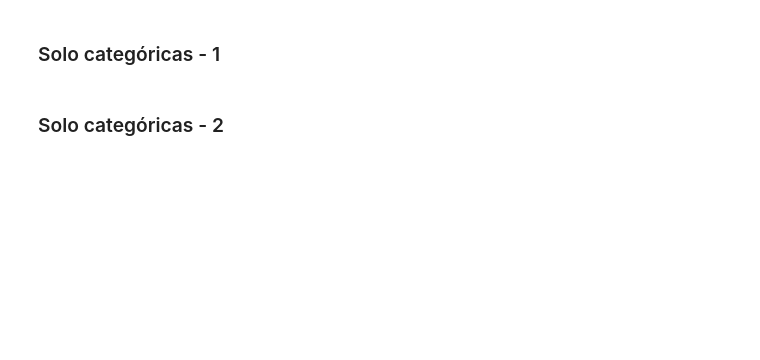
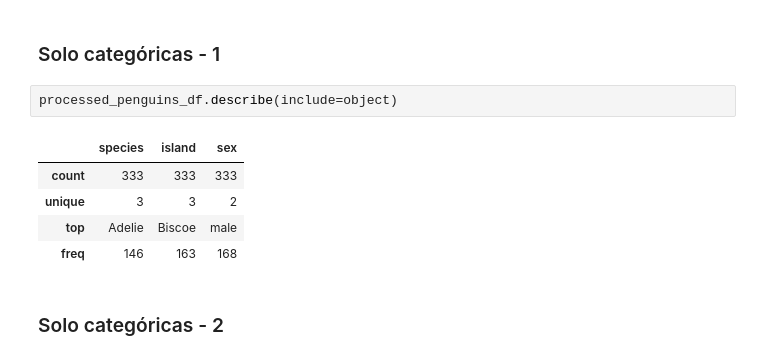
Before and after one commit to jariel17/curso-analisis-exploratorio-de-datos, a Jupyter notebook: 01-conociendo-nuestros-datos.ipynb, the cells around one changed output. Drawn from its saved outputs; the diff is of its cells as text; blank space fills up the shorter version.

```diff
--- a/01-conociendo-nuestros-datos.ipynb
+++ b/01-conociendo-nuestros-datos.ipynb
@@ -307,4 +336,12 @@ processed_penguins_df
 # %% [markdown]
 ### Solo categóricas - 1
+# %%
+processed_penguins_df.describe(include=object)
+# %% [output]
+|  | species | island | sex |
+| count | 333 | 333 | 333 |
+| unique | 3 | 3 | 2 |
+| top | Adelie | Biscoe | male |
+| freq | 146 | 163 | 168 |
 # %% [markdown]
 ### Solo categóricas - 2
```
Also changed, not shown: parts of 4 cells of this notebook.
